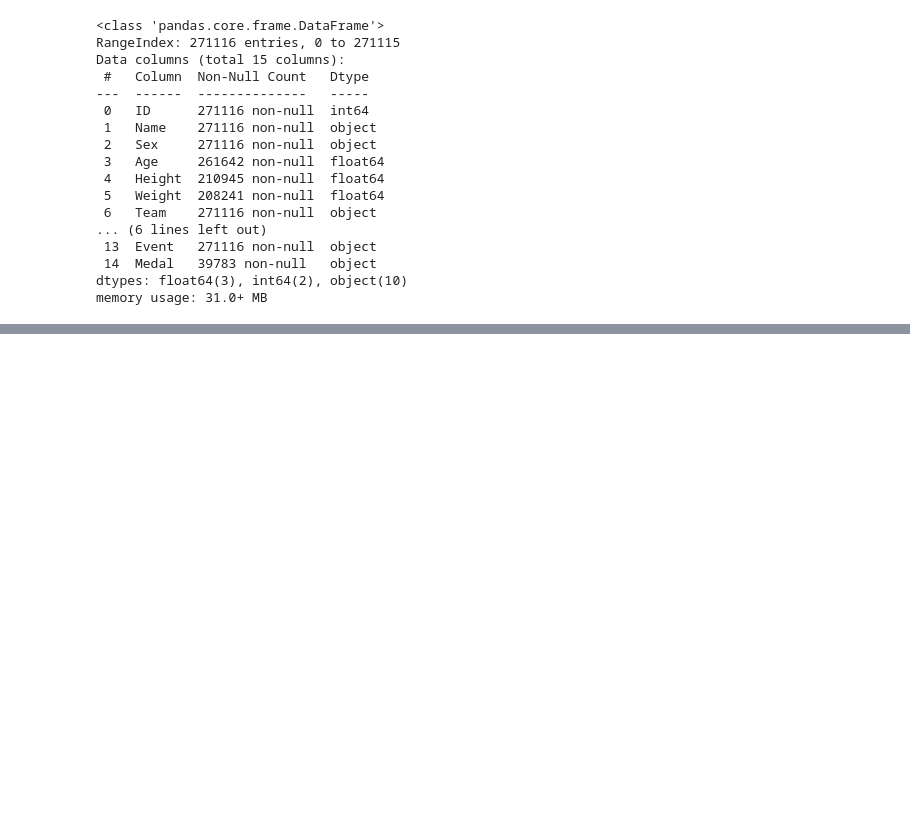
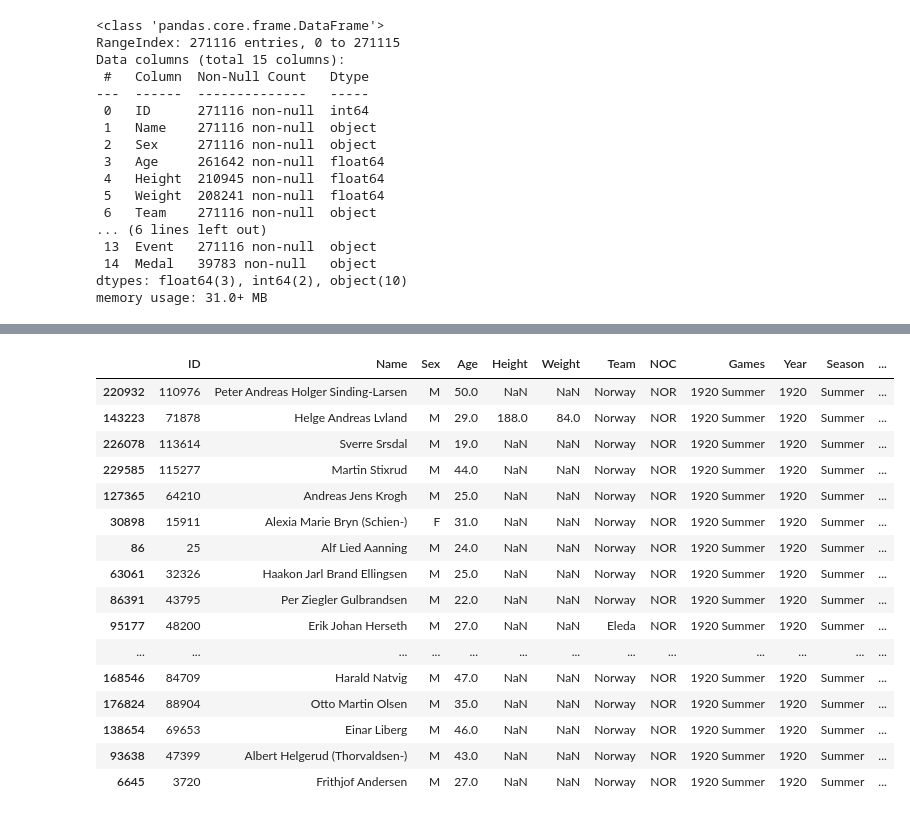
Before and after one commit to Ludwilton/Projekt-OS-Norge, a Jupyter notebook: uppgift_0/uppgift.0.PHILIP.ipynb, the cells around one changed output, grey strips where cells are left out. Cells and saved outputs as stored; diff of their text form; code cells hidden in the pictures; blank space fills up the shorter version.

```diff
--- a/uppgift_0/uppgift.0.PHILIP.ipynb
+++ b/uppgift_0/uppgift.0.PHILIP.ipynb
@@ -40,0 +61,23 @@ memory usage: 31.0+ MB
+# %%
+df_medals = df.dropna(subset=["Medal"])
+df_medals = df_medals.drop_duplicates(subset=["Event", "Games", "Team", "Medal"])
+df_medals = df_medals[df_medals["Games"] == "1920 Summer"][df_medals["NOC"] == "NOR"].sort_values(by="Event")
+df_medals
+# %% [output]
+|  | ID | Name | Sex | Age | Height | Weight | Team | NOC | Games | Year | Season | ... |
+| 220932 | 110976 | Peter Andreas Holger Sinding-Larsen | M | 50.0 | NaN | NaN | Norway | NOR | 1920 Summer | 1920 | Summer | ... |
+| 143223 | 71878 | Helge Andreas Lvland | M | 29.0 | 188.0 | 84.0 | Norway | NOR | 1920 Summer | 1920 | Summer | ... |
+| 226078 | 113614 | Sverre Srsdal | M | 19.0 | NaN | NaN | Norway | NOR | 1920 Summer | 1920 | Summer | ... |
+| 229585 | 115277 | Martin Stixrud | M | 44.0 | NaN | NaN | Norway | NOR | 1920 Summer | 1920 | Summer | ... |
+| 127365 | 64210 | Andreas Jens Krogh | M | 25.0 | NaN | NaN | Norway | NOR | 1920 Summer | 1920 | Summer | ... |
+| 30898 | 15911 | Alexia Marie Bryn (Schien-) | F | 31.0 | NaN | NaN | Norway | NOR | 1920 Summer | 1920 | Summer | ... |
+| 86 | 25 | Alf Lied Aanning | M | 24.0 | NaN | NaN | Norway | NOR | 1920 Summer | 1920 | Summer | ... |
+| 63061 | 32326 | Haakon Jarl Brand Ellingsen | M | 25.0 | NaN | NaN | Norway | NOR | 1920 Summer | 1920 | Summer | ... |
+| 86391 | 43795 | Per Ziegler Gulbrandsen | M | 22.0 | NaN | NaN | Norway | NOR | 1920 Summer | 1920 | Summer | ... |
+| 95177 | 48200 | Erik Johan Herseth | M | 27.0 | NaN | NaN | Eleda | NOR | 1920 Summer | 1920 | Summer | ... |
+| ... | ... | ... | ... | ... | ... | ... | ... | ... | ... | ... | ... | ... |
+| 168546 | 84709 | Harald Natvig | M | 47.0 | NaN | NaN | Norway | NOR | 1920 Summer | 1920 | Summer | ... |
+| 176824 | 88904 | Otto Martin Olsen | M | 35.0 | NaN | NaN | Norway | NOR | 1920 Summer | 1920 | Summer | ... |
+| 138654 | 69653 | Einar Liberg | M | 46.0 | NaN | NaN | Norway | NOR | 1920 Summer | 1920 | Summer | ... |
+| 93638 | 47399 | Albert Helgerud (Thorvaldsen-) | M | 43.0 | NaN | NaN | Norway | NOR | 1920 Summer | 1920 | Summer | ... |
+| 6645 | 3720 | Frithjof Andersen | M | 27.0 | NaN | NaN | Norway | NOR | 1920 Summer | 1920 | Summer | ... |
```
Also changed, not shown: parts of 6 cells of this notebook, 5 other files.
